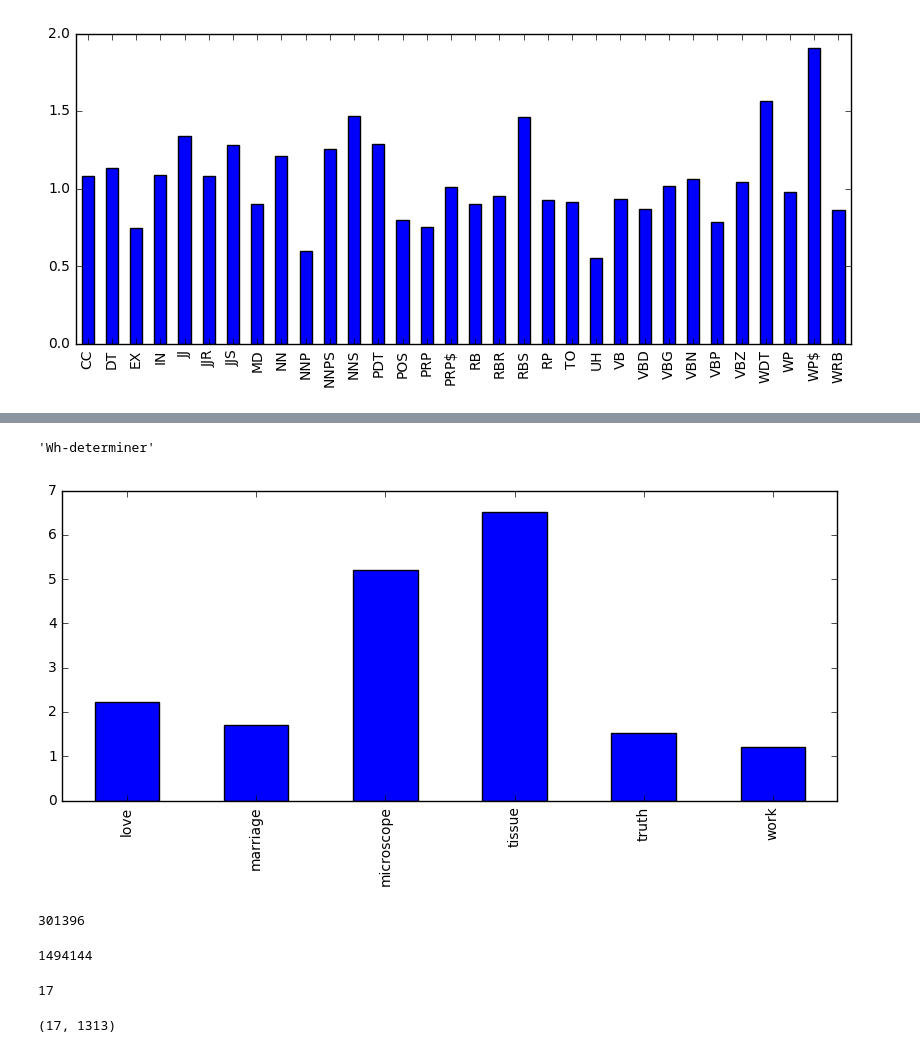
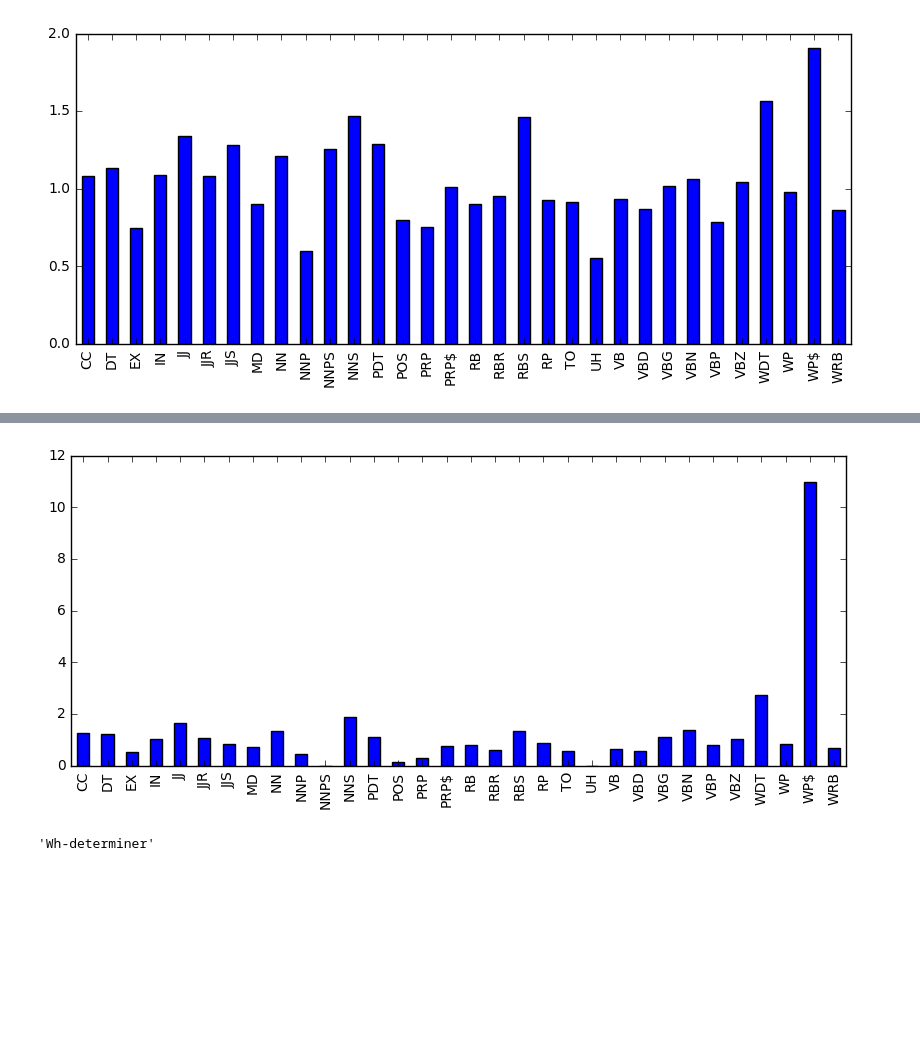
Before and after one commit to lit-mod-viz/middlemarch-critical-histories, a Jupyter notebook: quoted-speech.ipynb, the cells around one changed output, grey strips where cells are left out. Cells and saved outputs as stored; diff of their text form; code cells hidden in the pictures; blank space fills up the shorter version.

```diff
--- a/quoted-speech.ipynb
+++ b/quoted-speech.ipynb
@@ -264,25 +230,8 @@ compareTags(nonquotes, quotes, tagset)
+# %%
+compareTags(nonquotes, quotes8, tagset)
+# %% [output]
+[figure, added]
 # %%
 tagDict['WDT']
 # %% [output]
 'Wh-determiner'
-# %%
-compareLemmas(nonquotes, quotes, ['love', 'marriage', 'work', 'microscope', 'truth', 'tissue'])
-# %% [output]
-[figure, removed]
-# %%
-with open('quoted.txt', 'w') as f:
-    f.write(quoted)
-# %% [output]
-301396
-# %%
-len(unquoted)
-# %% [output]
-1494144
-# %%
-len(cleanLevels)
-# %% [output]
-17
-# %%
-pd.DataFrame(cleanLevels).shape
-# %% [output]
-(17, 1313)
```
Also changed, not shown: parts of 29 cells of this notebook.
